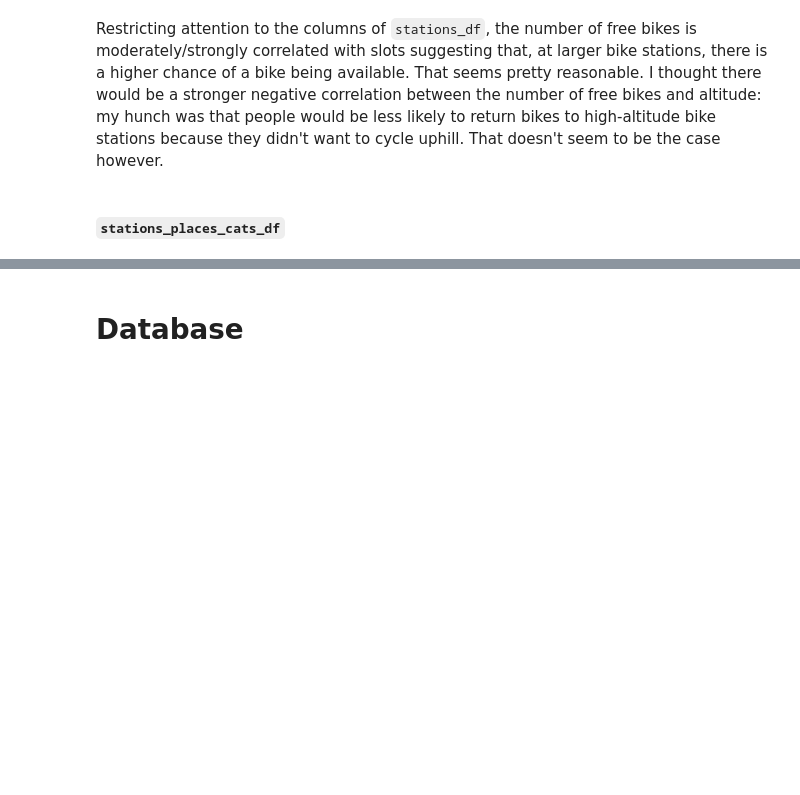
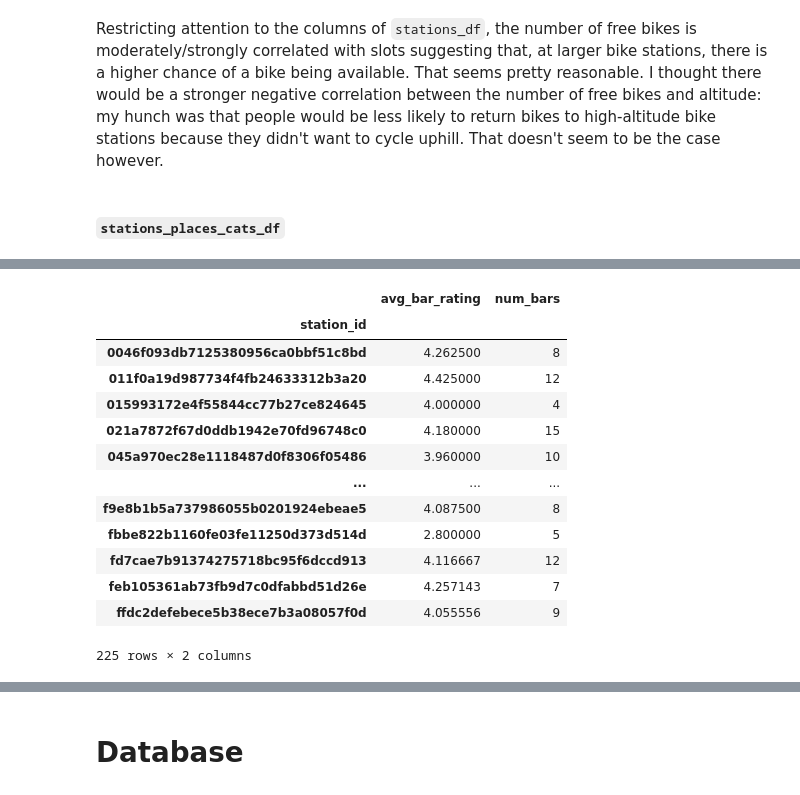
Before and after one commit to harnettd/stat-modelling-with-python, a Jupyter notebook: notebooks/joining_data.ipynb, the cells around one changed output, grey strips where cells are left out. Cells and saved outputs as stored; diff of their text form; code cells hidden in the pictures; blank space fills up the shorter version.

```diff
--- a/notebooks/joining_data.ipynb
+++ b/notebooks/joining_data.ipynb
@@ -181,0 +182,23 @@ Next, I'll look for nontrivial relationships between the number of free bikes at
+# %%
+def is_bar(category: str) -> bool:
+    """
+    Return True if category corresponds to a bar, False otherwise.
+
+    Usage examples:
+    >>> is_bar('dive bar')
+    True
+    >>> is_bar('korean barbeque')
+    False
+    """
+    if not isinstance(category, str):
+        return False
+
+    # search terms that indicate a bar
+    bars = ['bar', 'pub', 'wine', 'brewery', 'breweries', 'lounge']
+
+    # search terms that indicate not a bar
+    not_bars = ['barbeque']
+
+    contains_bar = any([category.find(b) >= 0 for b in bars])
+    contains_not_bar = any([category.find(b) >= 0 for b in not_bars])
+    return contains_bar and (not contains_not_bar)
@@ -181,0 +253,21 @@ Next, I'll look for nontrivial relationships between the number of free bikes at
+# %%
+bars = tmp[tmp['category_name'].apply(is_bar)]\
+    .groupby(by='station_id')\
+    .agg({'rating': 'mean', 'category_name': 'count'})
+bars.columns = ['avg_bar_rating', 'num_bars']
+bars
+# %% [output]
+|  | avg_bar_rating | num_bars |
+| station_id |  |  |
+| 0046f093db7125380956ca0bbf51c8bd | 4.262500 | 8 |
+| 011f0a19d987734f4fb24633312b3a20 | 4.425000 | 12 |
+| 015993172e4f55844cc77b27ce824645 | 4.000000 | 4 |
+| 021a7872f67d0ddb1942e70fd96748c0 | 4.180000 | 15 |
+| 045a970ec28e1118487d0f8306f05486 | 3.960000 | 10 |
+| ... | ... | ... |
+| f9e8b1b5a737986055b0201924ebeae5 | 4.087500 | 8 |
+| fbbe822b1160fe03fe11250d373d514d | 2.800000 | 5 |
+| fd7cae7b91374275718bc95f6dccd913 | 4.116667 | 12 |
+| feb105361ab73fb9d7c0dfabbd51d26e | 4.257143 | 7 |
+| ffdc2defebece5b38ece7b3a08057f0d | 4.055556 | 9 |
+225 rows × 2 columns
```
Also changed, not shown: parts of 12 cells of this notebook.
